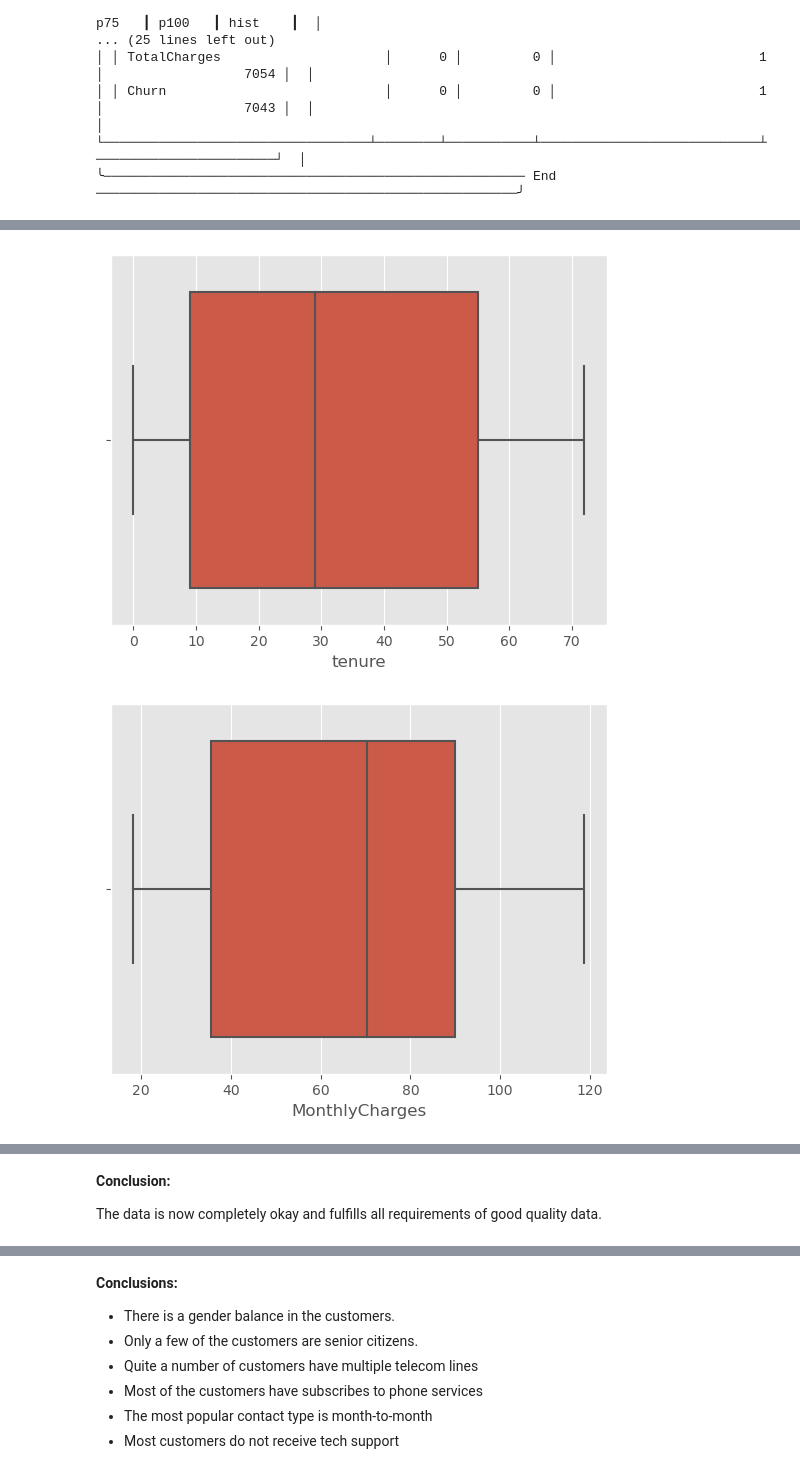
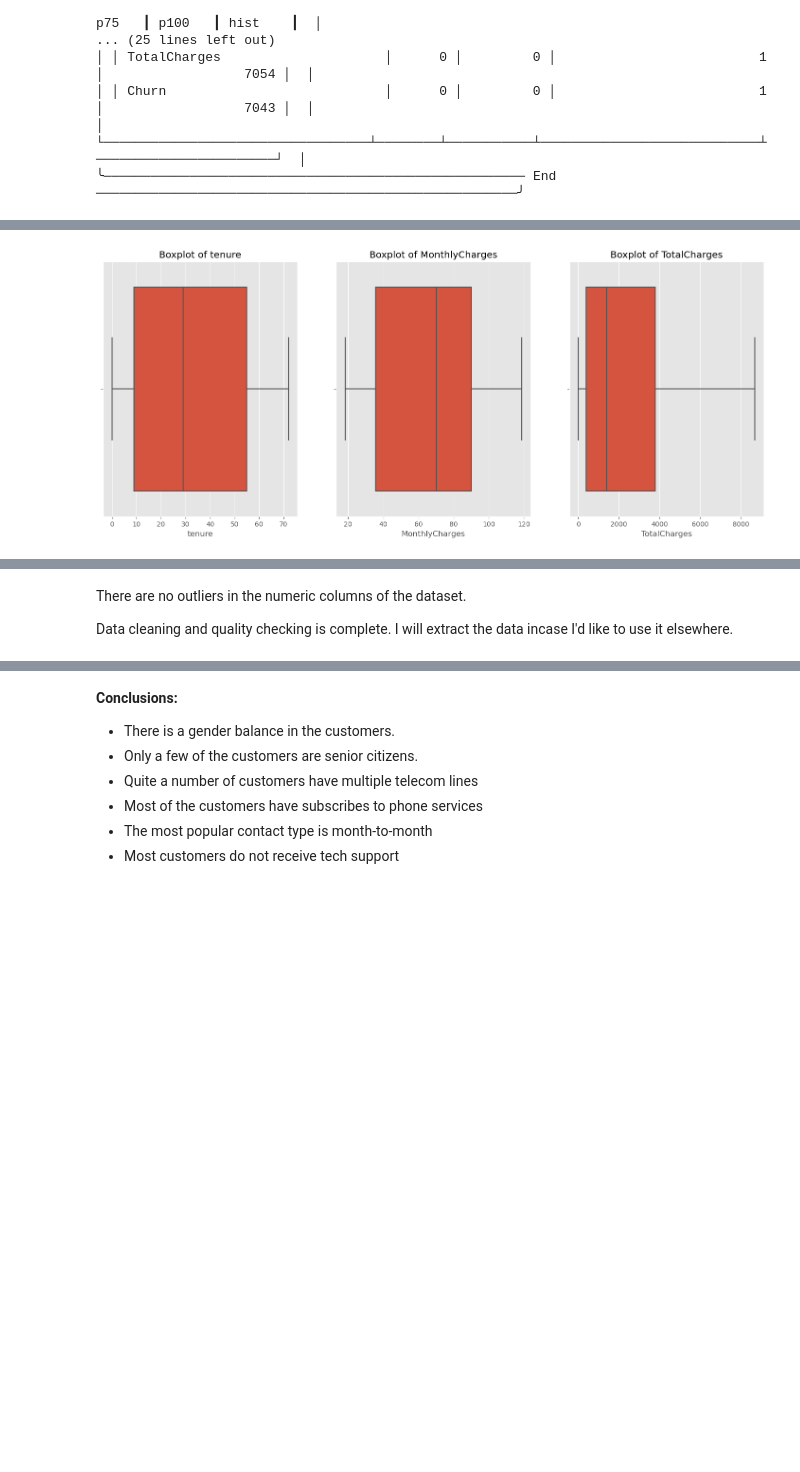
Before and after one commit to Nickimani/Teleco_customer_churn_prediction, a Jupyter notebook: Notebook.ipynb, the cells around one changed output, grey strips where cells are left out. Drawn from its saved outputs; the diff is of its cells as text; code cells hidden in the pictures; blank space fills up the shorter version.

```diff
--- a/Notebook.ipynb
+++ b/Notebook.ipynb
@@ -169,11 +159,17 @@ dtype: float64
 # %%
-# Outliers check
-numeric_df = df.select_dtypes(include=['int', 'float'])
+# Outliers check for numeric values
+numeric_df = df.select_dtypes(include=['int', 'float'])  # Numeric columns dataframe
 
 # Plotting boxpots for the numeric columns in the data
+fig, ax = plt.subplots(figsize=(18, 7), ncols=3)
+axis = 0
+
+# Looping through the axis for plotting
 for column in numeric_df.columns:
-    sns.boxplot(numeric_df, x=column)
-    plt.show()
+    sns.boxplot(numeric_df, x=column, ax=ax[axis], saturation=0.85)
+    ax[axis].set_title(f"Boxplot of {column}")
+    axis += 1
+
+plt.show()
 # %% [output]
-[figure, old version]
+[figure, new version]
-[figure, removed]
@@ -181,7 +176,7 @@ for column in numeric_df.columns:
+# %% [markdown]
+There are no outliers in the numeric columns of the dataset.
+
+Data cleaning and quality checking is complete. I will extract the data incase I'd like to use it elsewhere.
 # %%
 # Extracting cleaned data
 df.to_csv(r"C:\Users\nick\OneDrive\Desktop\Code\Teleco_customer_churn_prediction\Data\CleanData.csv")
-# %% [markdown]
-**Conclusion:**
-
-The data is now completely okay and fulfills all requirements of good quality data.
```
Also changed, not shown: parts of 160 cells of this notebook.
